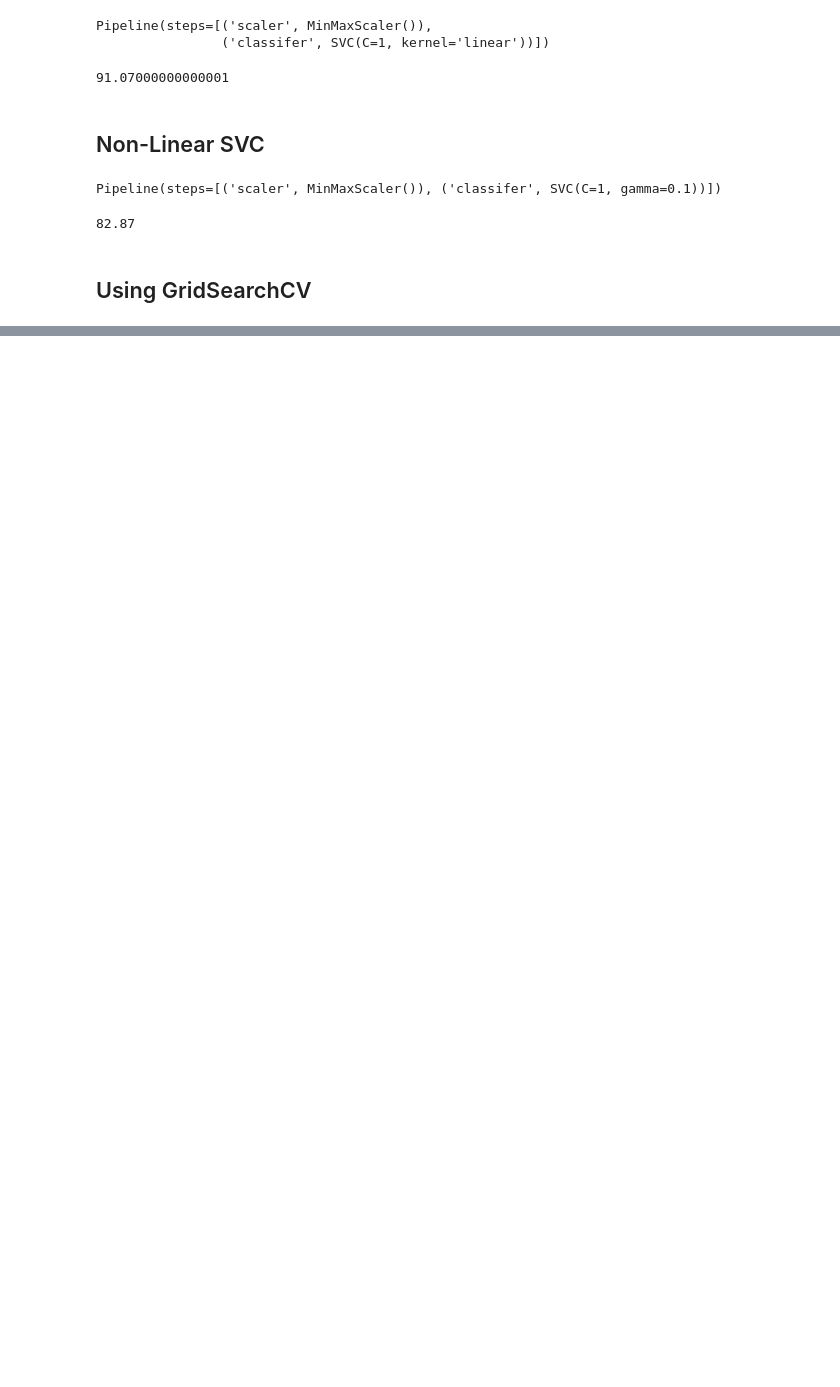
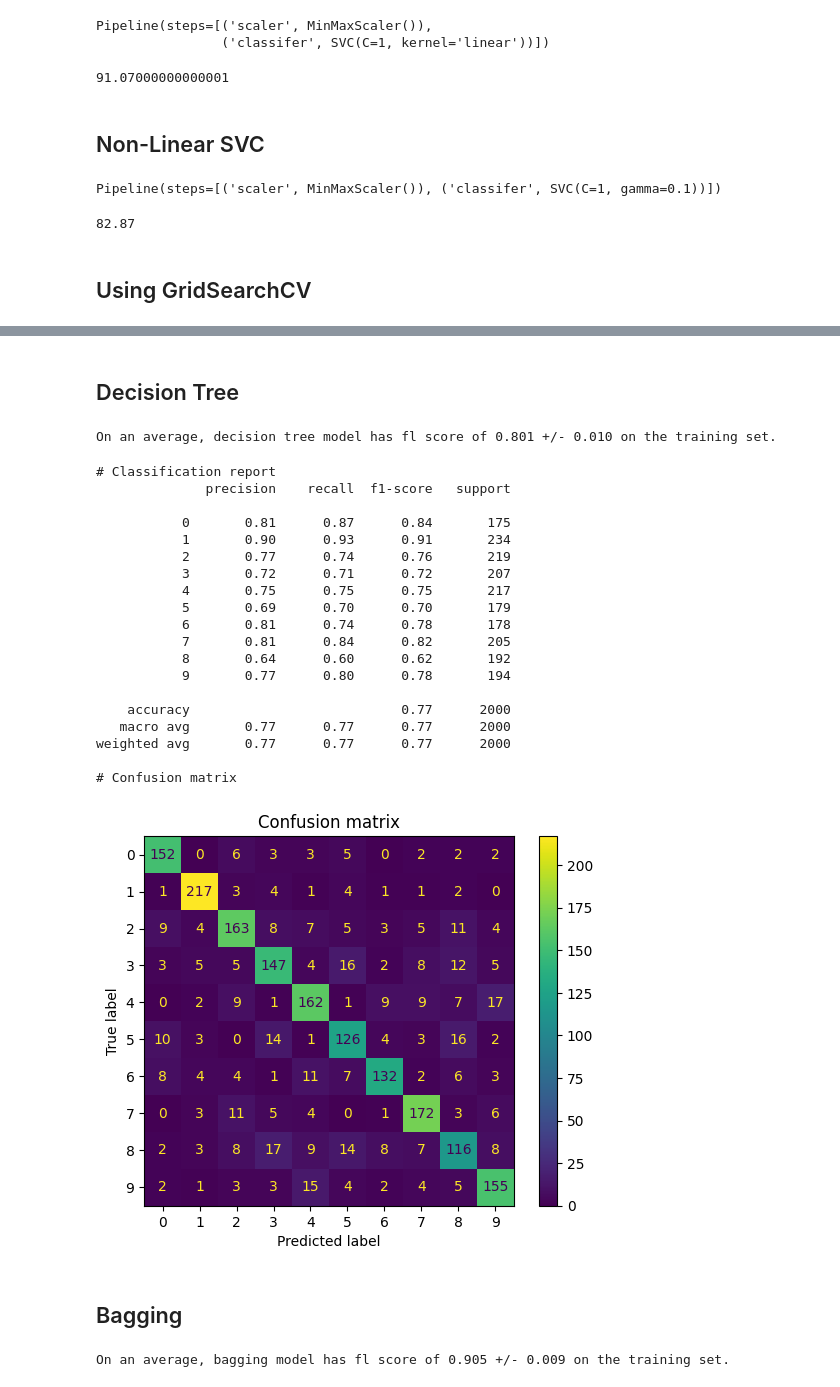
Before and after one commit to atharvakhandelwal19/my-data-science-roadmap, a Jupyter notebook: 09_scikit-learn/11_sklearn_classification_models.ipynb, the cells around one changed output, grey strips where cells are left out. Cells and saved outputs as stored; diff of their text form; code cells hidden in the pictures; blank space fills up the shorter version.

```diff
--- a/09_scikit-learn/11_sklearn_classification_models.ipynb
+++ b/09_scikit-learn/11_sklearn_classification_models.ipynb
@@ -946,0 +943,59 @@ print(acc.mean()*100)
+# %%
+cv = ShuffleSplit(n_splits=10, test_size=0.2, random_state=42)
+# %%
+def train_classifiers(estimator, X_train, y_train, cv, name):
+    estimator.fit(X_train, y_train)
+    cv_train_score = cross_val_score(estimator, X_train, y_train, cv=cv, scoring='f1_macro')
+    print (f"On an average, {name} model has fl score of "
+    f"{cv_train_score.mean():.3f} +/- {cv_train_score.std():.3f} on the training set.")
+# %%
+def eval(estimator, X_test, y_test):
+    y_pred = estimator.predict(X_test)
+    print("# Classification report")
+    print (classification_report(y_test, y_pred))
+    print ("# Confusion matrix")
+    disp = ConfusionMatrixDisplay(confusion_matrix=confusion_matrix(y_test, y_pred))
+    disp.plot()
+    plt.title('Confusion matrix')
+    plt.show()
+# %% [markdown]
+## Decision Tree
+# %%
+decision_tree_pipeline = Pipeline([
+    ("classifier", DecisionTreeClassifier())
+    ])
+train_classifiers(decision_tree_pipeline, X_train, y_train.ravel(), cv, "decision tree")
+# %% [output]
+On an average, decision tree model has fl score of 0.801 +/- 0.010 on the training set.
+# %%
+eval(decision_tree_pipeline, X_test, y_test)
+# %% [output]
+# Classification report
+              precision    recall  f1-score   support
+
+           0       0.81      0.87      0.84       175
+           1       0.90      0.93      0.91       234
+           2       0.77      0.74      0.76       219
+           3       0.72      0.71      0.72       207
+           4       0.75      0.75      0.75       217
+           5       0.69      0.70      0.70       179
+           6       0.81      0.74      0.78       178
+           7       0.81      0.84      0.82       205
+           8       0.64      0.60      0.62       192
+           9       0.77      0.80      0.78       194
+
+    accuracy                           0.77      2000
+   macro avg       0.77      0.77      0.77      2000
+weighted avg       0.77      0.77      0.77      2000
+
+# Confusion matrix
+[figure, added]
+# %% [markdown]
+## Bagging
+# %%
+bagging_pipeline = Pipeline([
+    ("classifier", BaggingClassifier())])
+
+train_classifiers(bagging_pipeline, X_train, y_train.ravel(), cv, "bagging" )
+# %% [output]
+On an average, bagging model has fl score of 0.905 +/- 0.009 on the training set.
```
Also changed, not shown: parts of 28 cells of this notebook, 28 other files.
